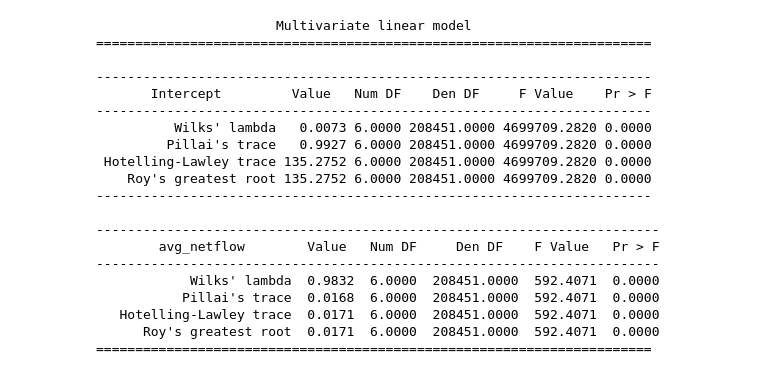
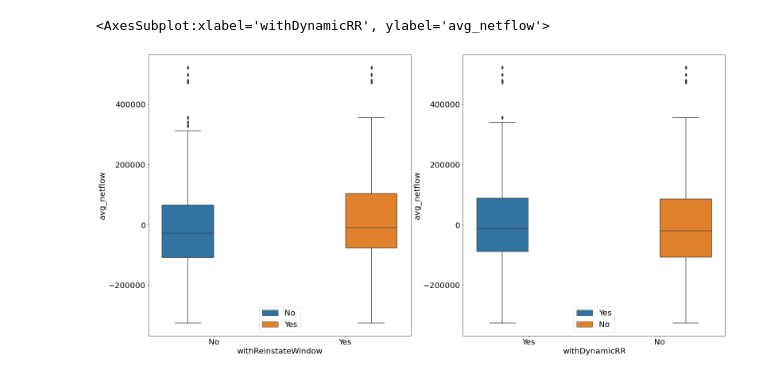
Before and after one commit to EdgeCaser/LiquiditySims, a Jupyter notebook: Stats.ipynb, the cells around one changed output. Saved outputs shown, nothing was run; the diff lists cells and outputs as text; code cells hidden in the pictures.

```diff
--- a/Stats.ipynb
+++ b/Stats.ipynb
@@ -17,34 +21,12 @@ df.head(2)
 # %%
 ##fancy charts, but too much data on first load. Still figuring out this library
-##fig, axs = plt.subplots(ncols=2)
-##sns.boxplot(data=df, x="avg_netflow", y="cushionFactor", hue=df.withReinstateWindow.tolist(), ax=axs[0])
-##sns.boxplot(data=df, x="avg_netflow", y="cushion", hue=df.withDynamicRR.tolist(), ax=axs[1])
+plt.rc("figure", figsize=(26, 13))
+plt.rc("font", size=20)
+
+fig, axs = plt.subplots(ncols=2)
+sns.boxplot(data=df, x="withReinstateWindow", y="avg_netflow", hue=df.withReinstateWindow.tolist(), ax=axs[0])
+sns.boxplot(data=df, x="withDynamicRR", y="avg_netflow", hue=df.withDynamicRR.tolist(), ax=axs[1])
 ##plt.show()
+# %% [output]
+<AxesSubplot:xlabel='withDynamicRR', ylabel='avg_netflow'>
+[figure, added]
-# %%
-##lets Manova, baby
-fit = MANOVA.from_formula('maxLiqRatio + askFactor + cushionFactor +wall + cushion + mintSyncPremium  ~ avg_netflow', data=df)
-print(fit.mv_test())
-
-##a low P value is a good sign, indicating that the combination of all variables has a significant effect on output
-##DO NOT INTERPRET THESE RESULTS,GUYS, THIS IS STILL JUST AN EXPLORATION OF FUNCTIONALITY
-# %% [output]
-                       Multivariate linear model
-=======================================================================
-
------------------------------------------------------------------------
-       Intercept         Value   Num DF    Den DF     F Value    Pr > F
------------------------------------------------------------------------
-          Wilks' lambda   0.0073 6.0000 208451.0000 4699709.2820 0.0000
-         Pillai's trace   0.9927 6.0000 208451.0000 4699709.2820 0.0000
- Hotelling-Lawley trace 135.2752 6.0000 208451.0000 4699709.2820 0.0000
-    Roy's greatest root 135.2752 6.0000 208451.0000 4699709.2820 0.0000
------------------------------------------------------------------------
-
-------------------------------------------------------------------------
-        avg_netflow        Value   Num DF     Den DF    F Value   Pr > F
-------------------------------------------------------------------------
-            Wilks' lambda  0.9832  6.0000  208451.0000  592.4071  0.0000
-           Pillai's trace  0.0168  6.0000  208451.0000  592.4071  0.0000
-   Hotelling-Lawley trace  0.0171  6.0000  208451.0000  592.4071  0.0000
-      Roy's greatest root  0.0171  6.0000  208451.0000  592.4071  0.0000
-=======================================================================
```
Also changed, not shown: parts of 7 cells of this notebook, 1 other file.
